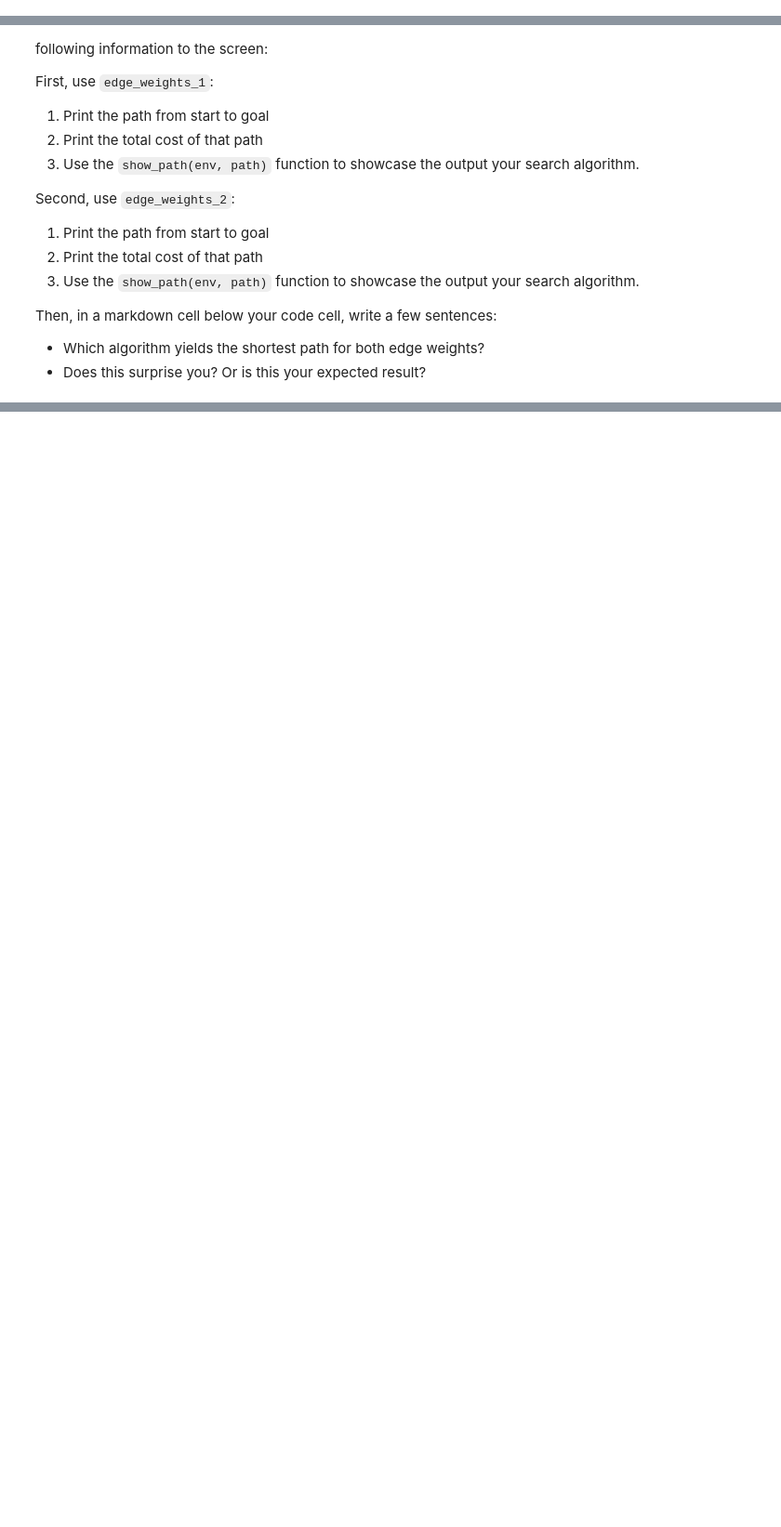
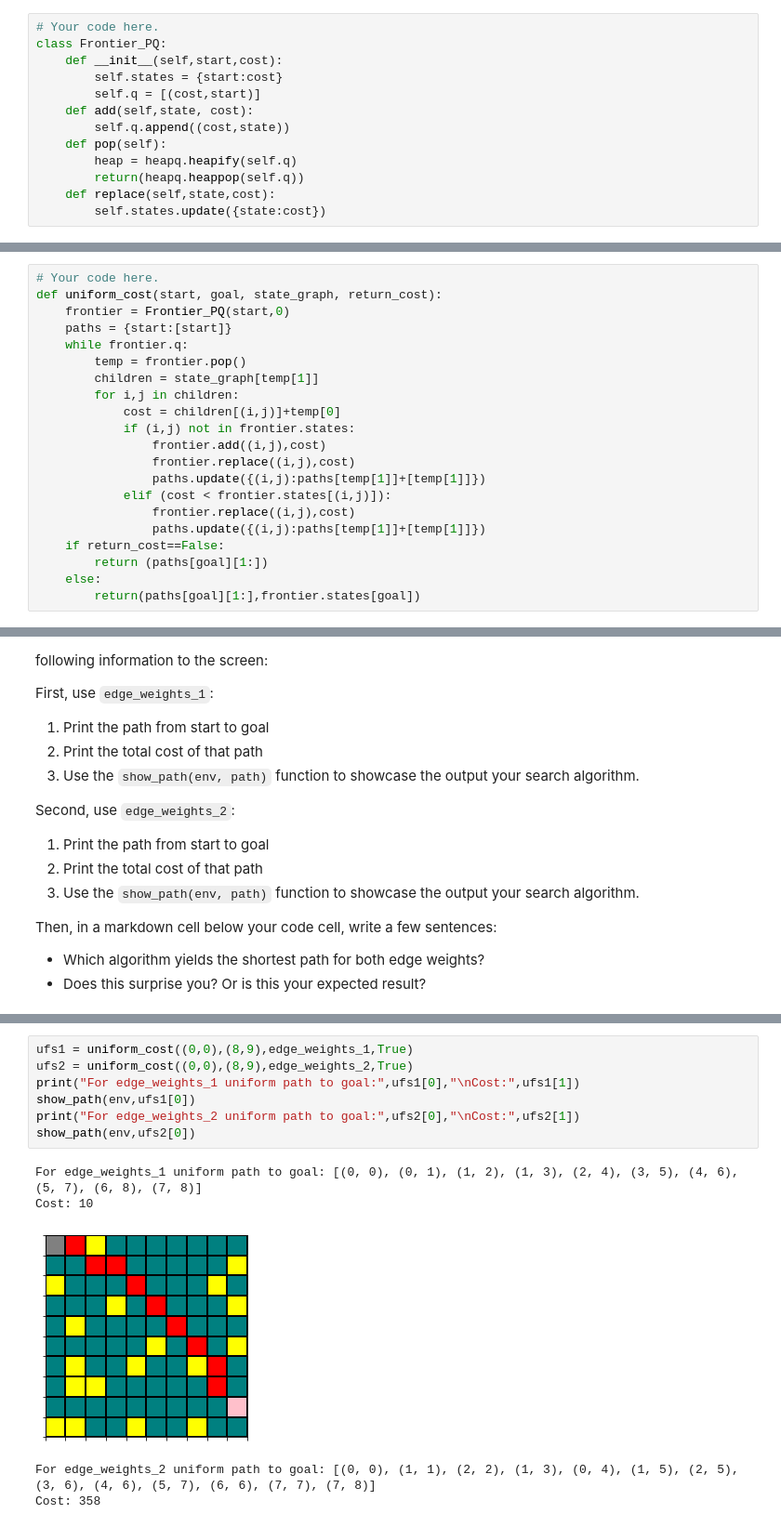
Before and after one commit to cbop20/AI, a Jupyter notebook: Homework01_Starkey_Caleb.ipynb, the cells around one changed output, grey strips where cells are left out. Shown at 93% size. Saved outputs shown, nothing was run; the diff lists cells and outputs as text; blank space fills up the shorter version.

```diff
--- a/Homework01_Lastname_Firstname.ipynb
+++ b/Homework01_Starkey_Caleb.ipynb
@@ -805,3 +812,16 @@ Note that there is some redundancy between the information stored in **states**
+# %%
+# Your code here.
+class Frontier_PQ:
+    def __init__(self,start,cost):
+        self.states = {start:cost}
+        self.q = [(cost,start)]
+    def add(self,state, cost):
+        self.q.append((cost,state))
+    def pop(self):
+        heap = heapq.heapify(self.q)
+        return(heapq.heappop(self.q))
+    def replace(self,state,cost):
+        self.states.update({state:cost})
 # %% [markdown]
 Now, actually implement a function to search using `uniform_cost` search, called as **uniform_cost(start, goal, state_graph, return_cost)**:
 * **start**: initial state
@@ -815,3 +833,24 @@ Now, actually implement a function to search using `uniform_cost` search, called
+# %%
+# Your code here.
+def uniform_cost(start, goal, state_graph, return_cost):
+    frontier = Frontier_PQ(start,0)
+    paths = {start:[start]}
+    while frontier.q:
+        temp = frontier.pop()
+        children = state_graph[temp[1]]
+        for i,j in children:
+            cost = children[(i,j)]+temp[0]
+            if (i,j) not in frontier.states:
+                frontier.add((i,j),cost)
+                frontier.replace((i,j),cost)
+                paths.update({(i,j):paths[temp[1]]+[temp[1]]})
+            elif (cost < frontier.states[(i,j)]):
+                frontier.replace((i,j),cost)
+                paths.update({(i,j):paths[temp[1]]+[temp[1]]})
+    if return_cost==False:
+        return (paths[goal][1:])
+    else:
+        return(paths[goal][1:],frontier.states[goal])
 # %% [markdown]
 ---
 
@@ -837,0 +906,13 @@ Then, in a markdown cell below your code cell, write a few sentences:
+# %%
+ufs1 = uniform_cost((0,0),(8,9),edge_weights_1,True)
+ufs2 = uniform_cost((0,0),(8,9),edge_weights_2,True)
+print("For edge_weights_1 uniform path to goal:",ufs1[0],"\nCost:",ufs1[1])
+show_path(env,ufs1[0])
+print("For edge_weights_2 uniform path to goal:",ufs2[0],"\nCost:",ufs2[1])
+show_path(env,ufs2[0])
+# %% [output]
+For edge_weights_1 uniform path to goal: [(0, 0), (0, 1), (1, 2), (1, 3), (2, 4), (3, 5), (4, 6), (5, 7), (6, 8), (7, 8)]
+Cost: 10
+[figure, added]
+For edge_weights_2 uniform path to goal: [(0, 0), (1, 1), (2, 2), (1, 3), (0, 4), (1, 5), (2, 5), (3, 6), (4, 6), (5, 7), (6, 6), (7, 7), (7, 8)]
+Cost: 358
```
Also changed, not shown: parts of 22 cells of this notebook.
